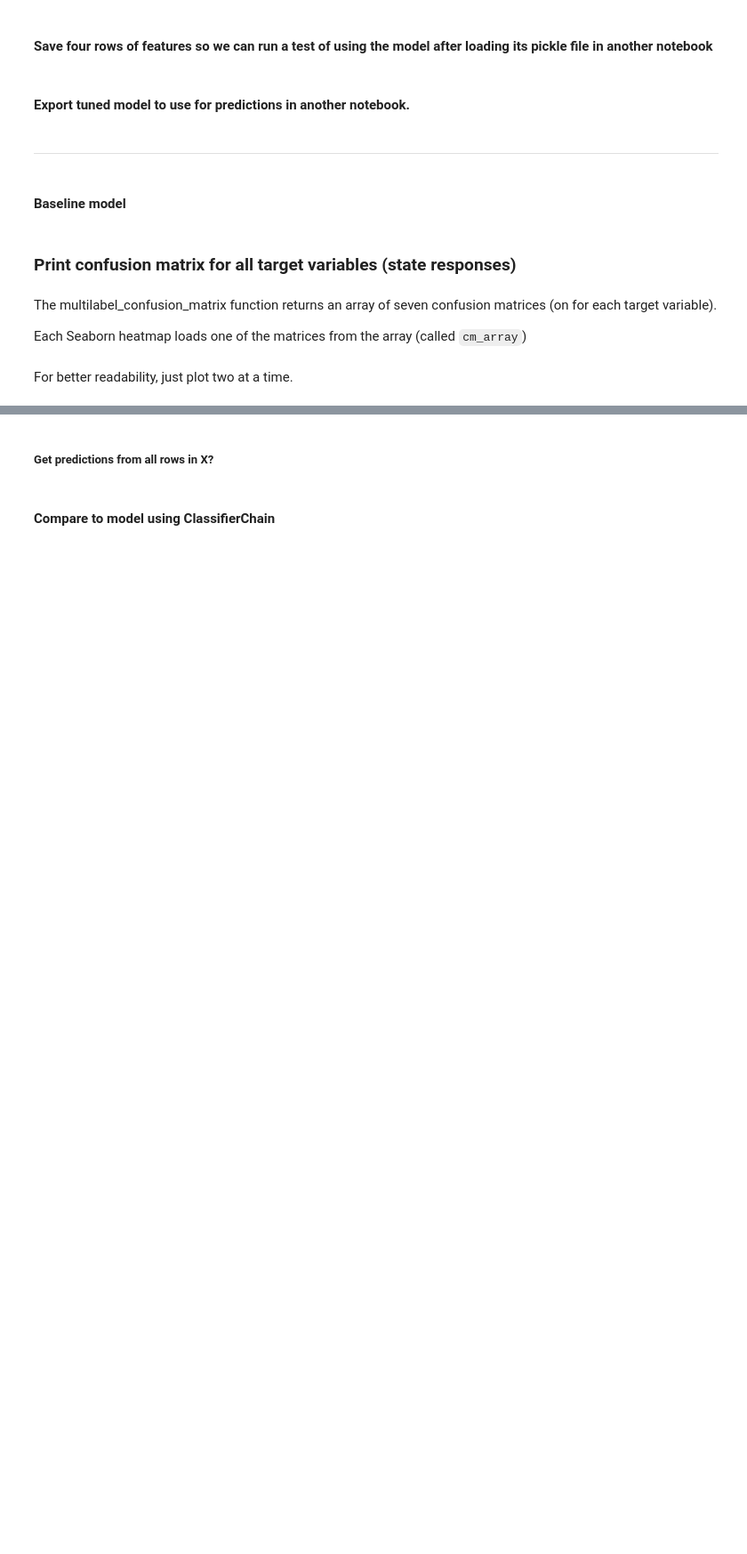
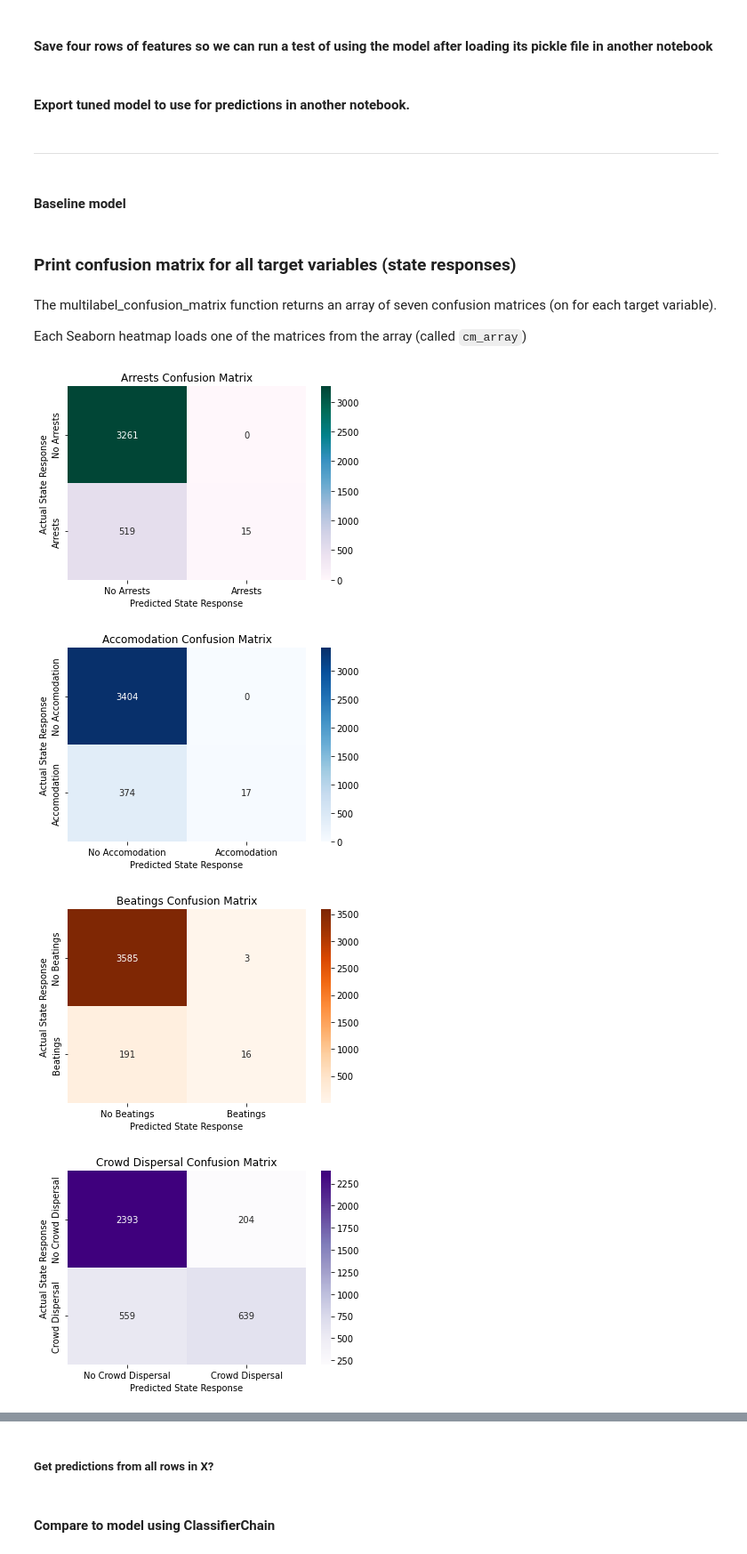
Before and after one commit to EmFib/Mass-Protests, a Jupyter notebook: users/multi_label_modeling_paul.ipynb, the cells around one changed output, grey strips where cells are left out. Shown: that part at 89% size. Drawn from its saved outputs; the diff is of its cells as text; code cells hidden in the pictures; blank space fills up the shorter version.

Commit message:
Confusion matrix now in one for loop

```diff
--- a/users/multi_label_modeling_paul.ipynb
+++ b/users/multi_label_modeling_paul.ipynb
@@ -198,5 +198,3 @@ Each Seaborn heatmap loads one of the matrices from the array (called `cm_array`
 # %%
 cm_array = multilabel_confusion_matrix(y_test, y_preds)  # this returns an array of confusion matrices
 cm_array[0]
-# %% [markdown]
-For better readability, just plot two at a time.
@@ -246,33 +201,19 @@ ax2.yaxis.set_ticklabels(['No Crowd Dispersal', 'Crowd Dispersal'], va='center')
-# %%
-fig, (ax1, ax2) = plt.subplots(1, 2, figsize=(12,4))
-plt.subplots_adjust(wspace=0.5)
-
-sns.heatmap(cm_array[5].astype(int), annot=True, ax = ax1, cmap='Reds', fmt='d'); #annot=True to annotate cells
-
-# labels, title and ticks
-ax1.set_xlabel('Predicted State Response');
-ax1.set_ylabel('Actual State Response');
-ax1.set_title('Confusion Matrix');
-ax1.xaxis.set_ticklabels(['No Killings', 'Killings']);
-ax1.yaxis.set_ticklabels(['No Killings', 'Killings'], va='center');
-
-sns.heatmap(cm_array[6].astype(int), annot=True, ax = ax2, cmap='Reds', fmt='d'); #annot=True to annotate cells
-
-# labels, title and ticks
-ax2.set_xlabel('Predicted State Response');
-ax2.set_ylabel('Actual State Response');
-ax2.set_title('Confusion Matrix');
-ax2.xaxis.set_ticklabels(['No Shootings', 'Shootings']);
-ax2.yaxis.set_ticklabels(['No Shootings', 'Shootings'], va='center');
 # %%
-fig, ax1 = plt.subplots(1, 1, figsize=(6,4))
-plt.subplots_adjust(wspace=0.5)
-
-sns.heatmap(cm_array[4].astype(int), annot=True, ax = ax1, cmap='Blues', fmt='d'); #annot=True to annotate cells
-
-# labels, title and ticks
-ax1.set_xlabel('Predicted State Response');
-ax1.set_ylabel('Actual State Response');
-ax1.set_title('Confusion Matrix');
-ax1.xaxis.set_ticklabels(['No Ignore', 'Ignore']);
-ax1.yaxis.set_ticklabels(['No Ignore', 'Ignore'], va='center');
+cm_array = multilabel_confusion_matrix(y_test, y_preds)
+responses =[('Arrests', 0, 'PuBuGn'), ('Accomodation', 1, 'Blues'), ('Beatings',2, 'Oranges'),
+       ('Crowd Dispersal', 3, 'Purples'), ('Ignore', 4, 'Greens'), ('Killings', 5, 'Reds'), ('Shootings', 6, 'PuRd')]
+for response, resp_num, cmap in responses:
+    fig,ax1 = plt.subplots(1,1, figsize=(6,4))
+    plt.subplots_adjust(wspace=0.8)
+    sns.heatmap(cm_array[resp_num].astype(int), annot=True, ax = ax1, cmap=cmap, fmt='d'); #annot=True to annotate cells
+    plt.title(f'{response} Confusion Matrix')
+    plt.xlabel('Predicted State Response')
+    ax1.set_ylabel('Actual State Response')
+    ax1.xaxis.set_ticklabels([f'No {response}', response])
+    ax1.yaxis.set_ticklabels([f'No {response}', response], va='center')
+    plt.show();
+# %% [output]
+[figure, added]
+[figure, added]
+[figure, added]
+[figure, added]
```
Also changed, not shown: parts of 5 cells of this notebook.
